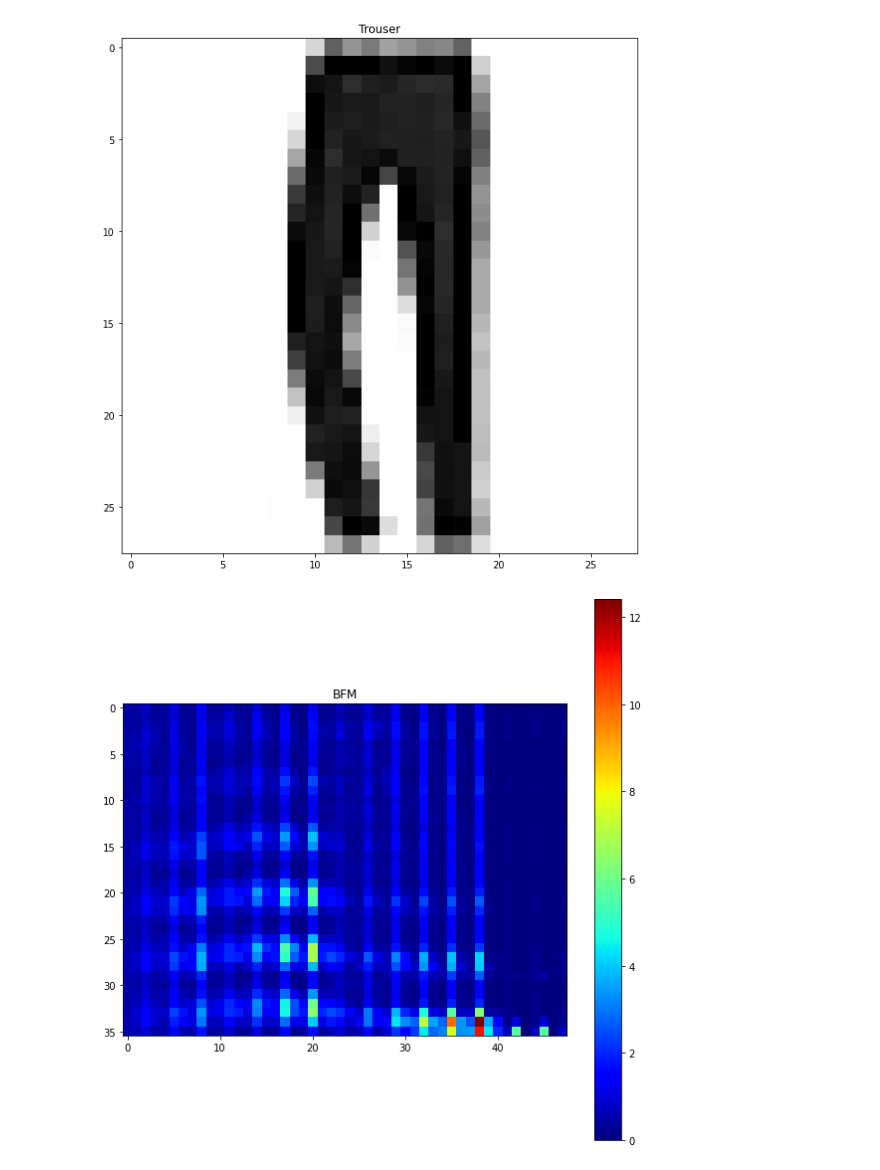
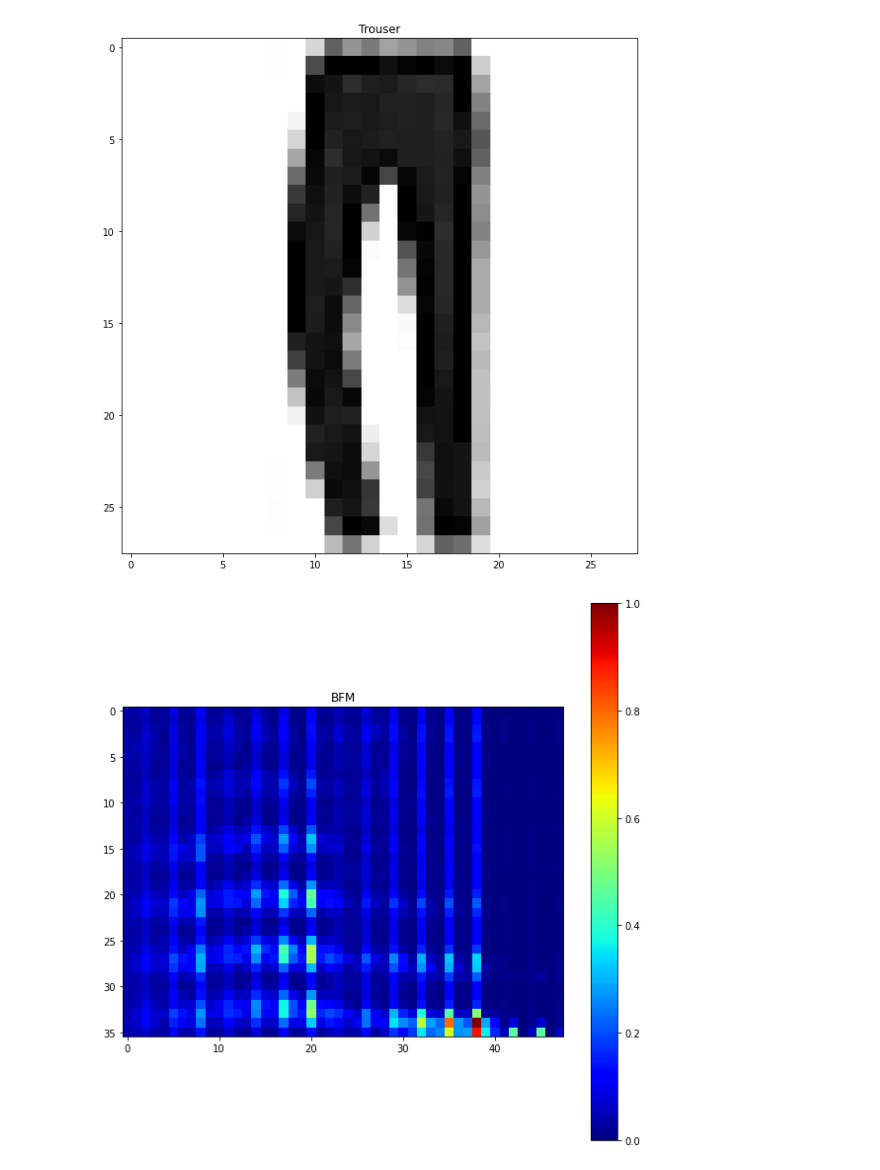
Before and after one commit to SeonuJeong/JeongHaLee, a Jupyter notebook: FeatureMap/FeatureMap.ipynb, the cells around one changed output. Drawn from its saved outputs; the diff is of its cells as text; code cells hidden in the pictures.

```diff
--- a/FeatureMap/FeatureMap.ipynb
+++ b/FeatureMap/FeatureMap.ipynb
@@ -195,9 +196,10 @@ plt.show()
 [figure]
 # %%
 plt.figure(figsize = (10, 10))
+bfm = bfm/bfm.max()
 plt.imshow(bfm, cmap = 'jet')
 plt.colorbar()
 plt.title("BFM")
 plt.show()
 # %% [output]
-[figure, old version]
+[figure, new version]
```
Also changed, not shown: parts of 9 cells of this notebook.
